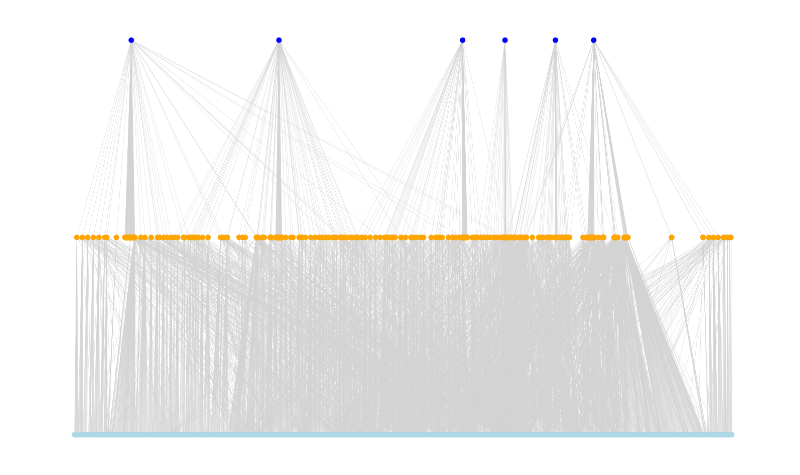
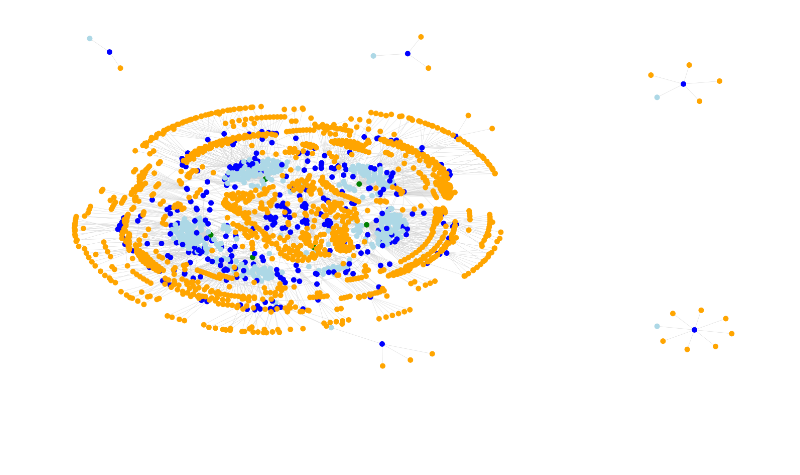
Before and after one commit to zazuko/lined-lobbysts, a Jupyter notebook: graphviz.ipynb, the cells around one changed output. Saved outputs shown, nothing was run; the diff lists cells and outputs as text; code cells hidden in the pictures; blank space fills up the shorter version.

```diff
--- a/graphviz.ipynb
+++ b/graphviz.ipynb
@@ -4,29 +13,32 @@ from graphs import generate_politician_party_relation, generate_politician_org_r
 import matplotlib.pyplot as plt
 # %%
 graph = nx.DiGraph()
-generate_politician_party_relation(graph, 10)
-generate_politician_org_relation(graph, 0, 70)
+graph = generate_politician_party_relation(graph, 10)
+#graph = generate_politician_org_relation(graph, 0, 70)
+graph = generate_politician_lobbyist_relation(graph)
+graph = generate_lobbyist_org_relation(graph)
 # %%
 attributes = nx.get_node_attributes(graph, "type")
 mapping = {
-    "party": "blue",
-    "politician": "orange",
-    "organization": "lightblue"
+    "party": "green",
+    "politician": "lightblue",
+    "lobbyist": "blue",
+    "organization": "orange"
 }
 colors = [mapping[attribute] for attribute in attributes.values()]
-pos = nx.nx_agraph.graphviz_layout(graph, prog="dot") #"dot", "sfdp", neato
 # %%
-plt.figure(figsize=(20, 12))
+plt.figure(figsize=(16, 8))
+pos = nx.nx_agraph.graphviz_layout(graph, prog="sfdp") #"dot", "sfdp", neato
 #pos = nx.nx_agraph.graphviz_layout(graph)
 #pos = nx.spring_layout(graph)
 
 options = {
     'node_size': 100,
     'width': 0.5,
     'arrows': False,
     'edge_color': "lightgrey"
 }
 nx.draw(graph, node_color=colors, pos=pos, **options)
 plt.show()
 # %% [output]
-[figure, old version]
+[figure, new version]
```
Also changed, not shown: parts of 1 cell of this notebook, 1 other file.
